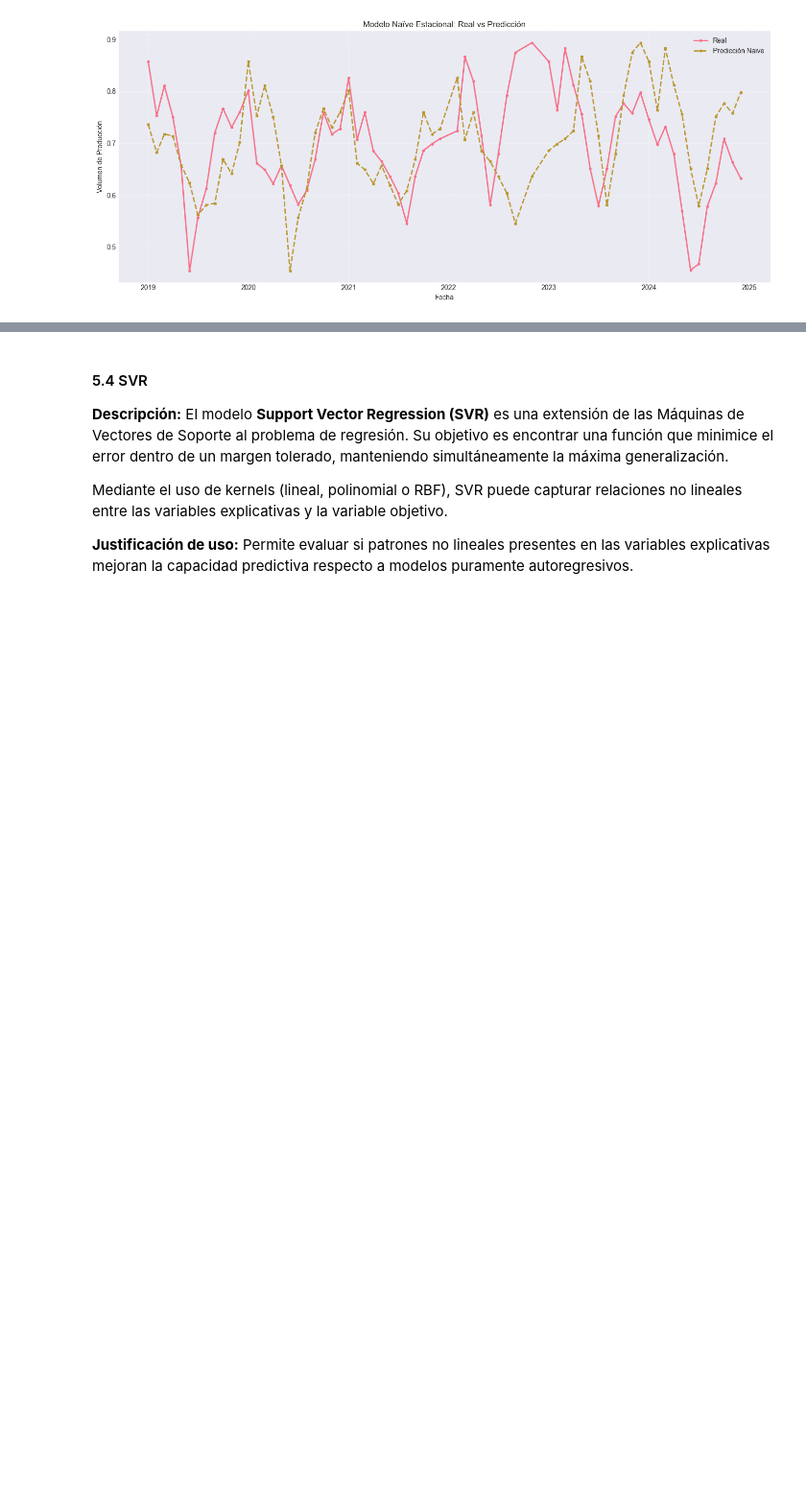
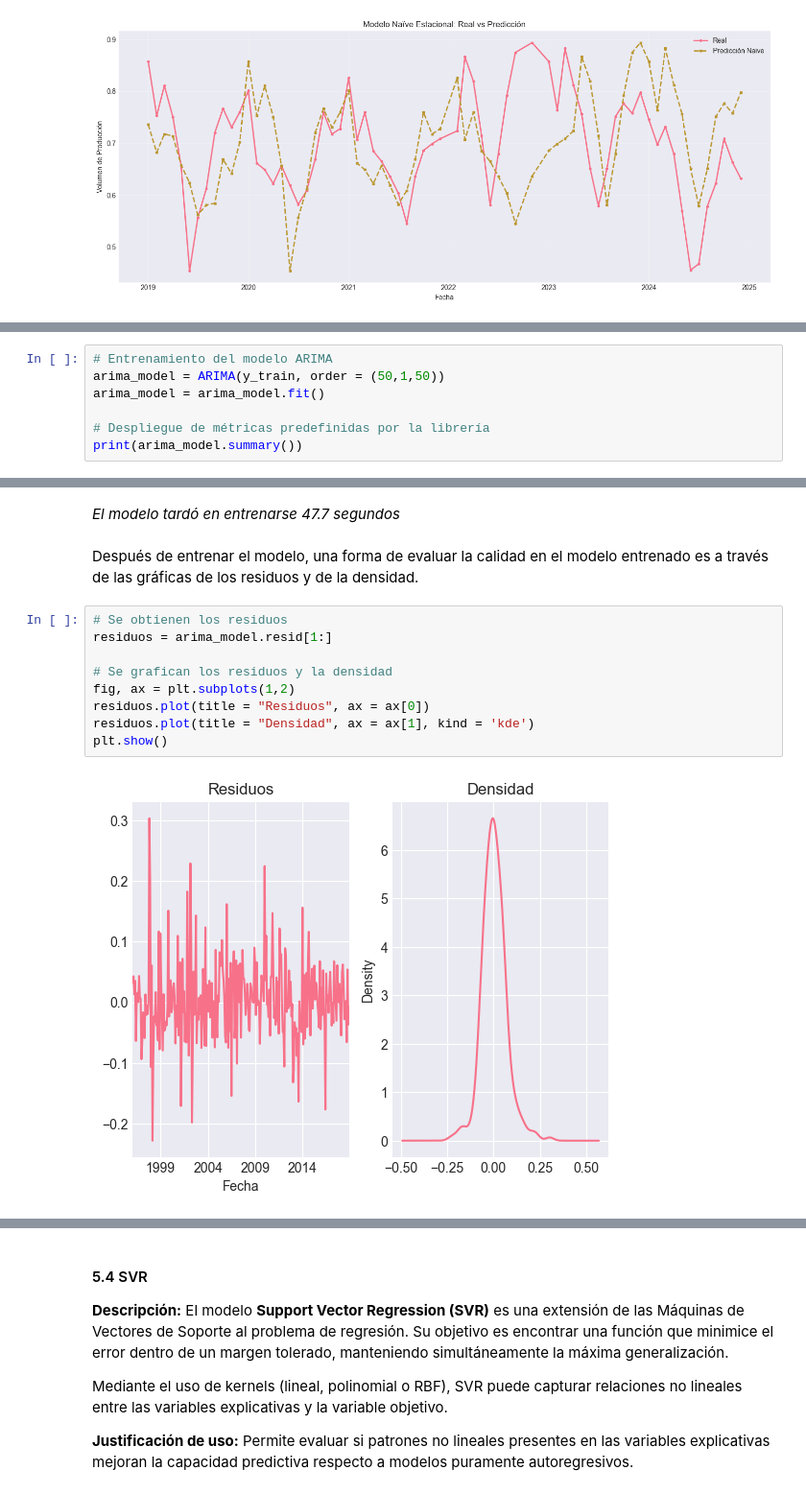
Before and after one commit to juan-pablo-lopez/tc5035-ene26-equipo29, a Jupyter notebook: Avance4.Equipo29.ipynb, the cells around one changed output, grey strips where cells are left out. Shown at 96% size. Drawn from its saved outputs; the diff is of its cells as text; blank space fills up the shorter version.

```diff
--- a/Avance4.Equipo29.ipynb
+++ b/Avance4.Equipo29.ipynb
@@ -483,0 +531,7 @@ X.head(10)
+# %%
+# Entrenamiento del modelo ARIMA
+arima_model = ARIMA(y_train, order = (50,1,50))
+arima_model = arima_model.fit()
+
+# Despliegue de métricas predefinidas por la librería
+print(arima_model.summary())
@@ -483,0 +556,15 @@ X.head(10)
+# %% [markdown]
+*El modelo tardó en entrenarse 47.7 segundos*
+# %% [markdown]
+Después de entrenar el modelo, una forma de evaluar la calidad en el modelo entrenado es a través de las gráficas de los residuos y de la densidad.
+# %%
+# Se obtienen los residuos
+residuos = arima_model.resid[1:]
+
+# Se grafican los residuos y la densidad
+fig, ax = plt.subplots(1,2)
+residuos.plot(title = "Residuos", ax = ax[0])
+residuos.plot(title = "Densidad", ax = ax[1], kind = 'kde')
+plt.show()
+# %% [output]
+[figure, added]
```
Also changed, not shown: parts of 45 cells of this notebook.
